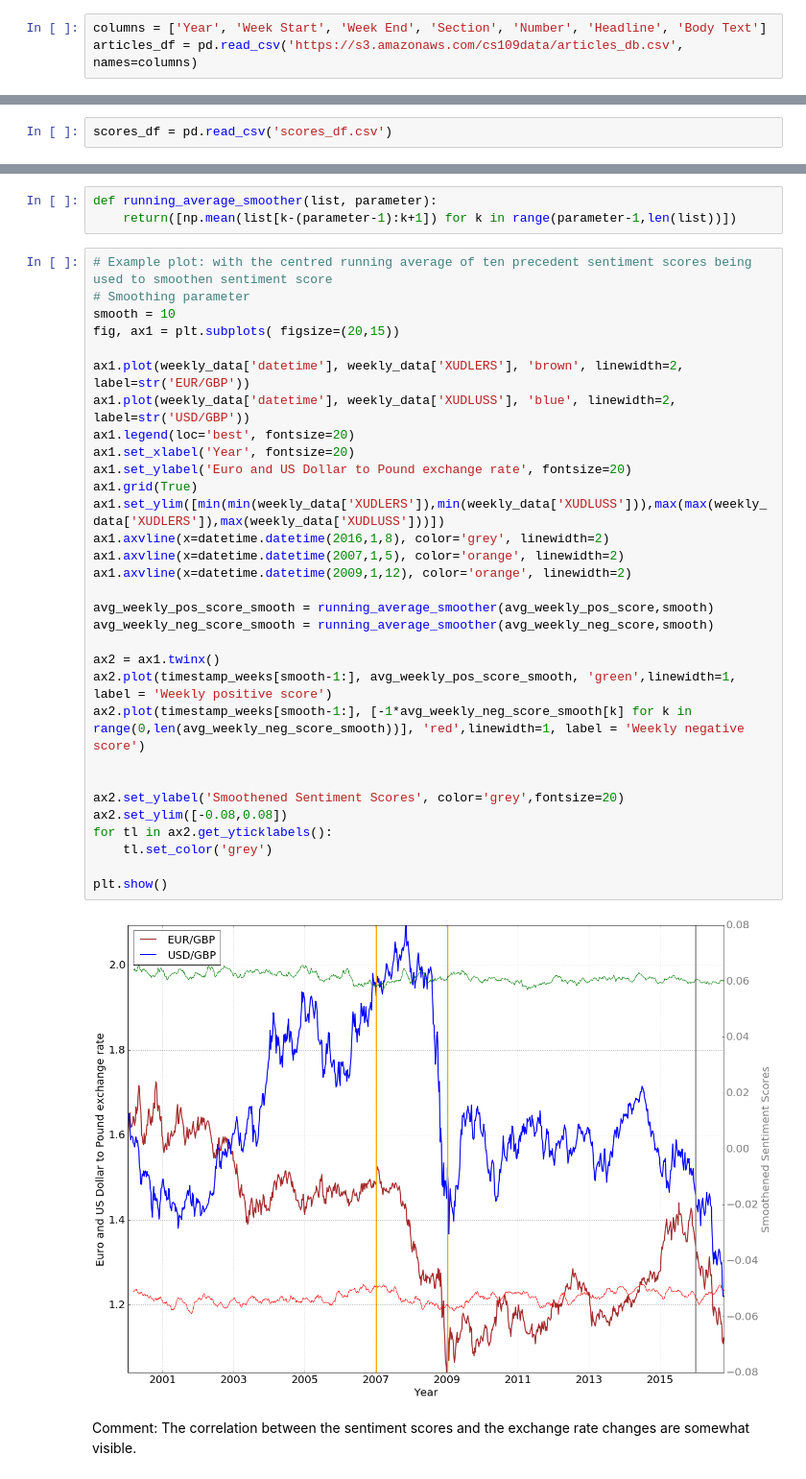
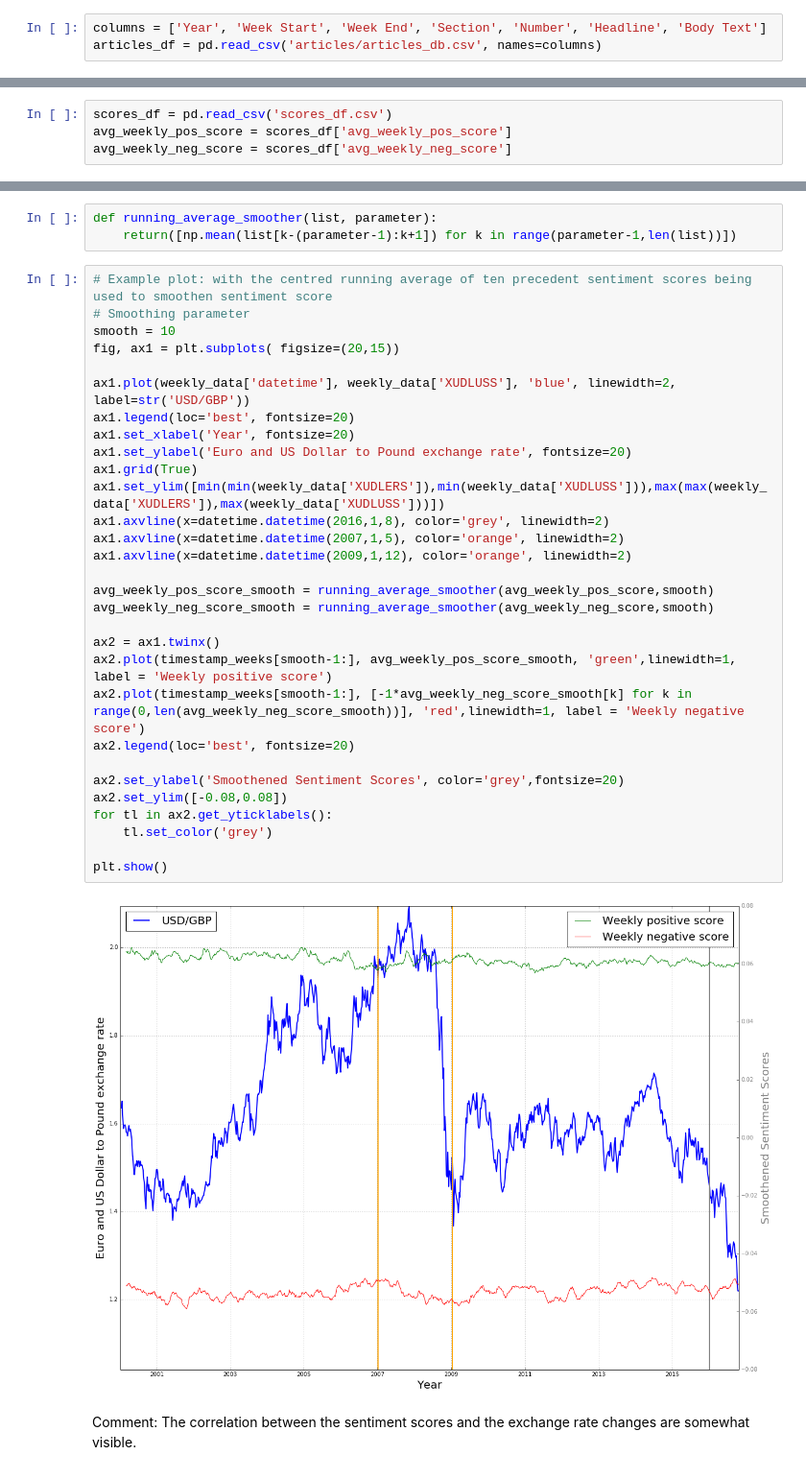
Before and after one commit to nikhilaravi/exchangerate, a Jupyter notebook: data_collection/sentiwordnet_analysis.ipynb, the cells around one changed output, grey strips where cells are left out. Shown at 96% size. Drawn from its saved outputs; the diff is of its cells as text.

```diff
--- a/data_collection/sentiwordnet_analysis.ipynb
+++ b/data_collection/sentiwordnet_analysis.ipynb
@@ -23,3 +19,3 @@ sys.setdefaultencoding('utf8')
 # %%
 columns = ['Year', 'Week Start', 'Week End', 'Section', 'Number', 'Headline', 'Body Text']
-articles_df = pd.read_csv('https://s3.amazonaws.com/cs109data/articles_db.csv', names=columns)
+articles_df = pd.read_csv('articles/articles_db.csv', names=columns)
@@ -202,5 +204,7 @@ scores_df.to_csv('scores_df.csv',index=False)
 # %%
 scores_df = pd.read_csv('scores_df.csv')
+avg_weekly_pos_score = scores_df['avg_weekly_pos_score']
+avg_weekly_neg_score = scores_df['avg_weekly_neg_score']
 # %% [markdown]
 ### Plot of average weekly positive sentiments
 # %%
@@ -325,36 +297,35 @@ def running_average_smoother(list, parameter):
 # %%
 # Example plot: with the centred running average of ten precedent sentiment scores being used to smoothen sentiment score
 # Smoothing parameter
 smooth = 10
 fig, ax1 = plt.subplots( figsize=(20,15))
 
-ax1.plot(weekly_data['datetime'], weekly_data['XUDLERS'], 'brown', linewidth=2, label=str('EUR/GBP'))
 ax1.plot(weekly_data['datetime'], weekly_data['XUDLUSS'], 'blue', linewidth=2, label=str('USD/GBP'))
 ax1.legend(loc='best', fontsize=20)
 ax1.set_xlabel('Year', fontsize=20)
 ax1.set_ylabel('Euro and US Dollar to Pound exchange rate', fontsize=20)
 ax1.grid(True)
 ax1.set_ylim([min(min(weekly_data['XUDLERS']),min(weekly_data['XUDLUSS'])),max(max(weekly_data['XUDLERS']),max(weekly_data['XUDLUSS']))])
 ax1.axvline(x=datetime.datetime(2016,1,8), color='grey', linewidth=2)
 ax1.axvline(x=datetime.datetime(2007,1,5), color='orange', linewidth=2)
 ax1.axvline(x=datetime.datetime(2009,1,12), color='orange', linewidth=2)
 
 avg_weekly_pos_score_smooth = running_average_smoother(avg_weekly_pos_score,smooth)
 avg_weekly_neg_score_smooth = running_average_smoother(avg_weekly_neg_score,smooth)
 
 ax2 = ax1.twinx()
 ax2.plot(timestamp_weeks[smooth-1:], avg_weekly_pos_score_smooth, 'green',linewidth=1, label = 'Weekly positive score')
 ax2.plot(timestamp_weeks[smooth-1:], [-1*avg_weekly_neg_score_smooth[k] for k in range(0,len(avg_weekly_neg_score_smooth))], 'red',linewidth=1, label = 'Weekly negative score')
-
+ax2.legend(loc='best', fontsize=20)
 
 ax2.set_ylabel('Smoothened Sentiment Scores', color='grey',fontsize=20)
 ax2.set_ylim([-0.08,0.08])
 for tl in ax2.get_yticklabels():
     tl.set_color('grey')
 
 plt.show()
 # %% [output]
-[figure, old version]
+[figure, new version]
 # %% [markdown]
 Comment: The correlation between the sentiment scores and the exchange rate changes are somewhat visible.
 # %%
```
Also changed, not shown: parts of 42 cells of this notebook.
